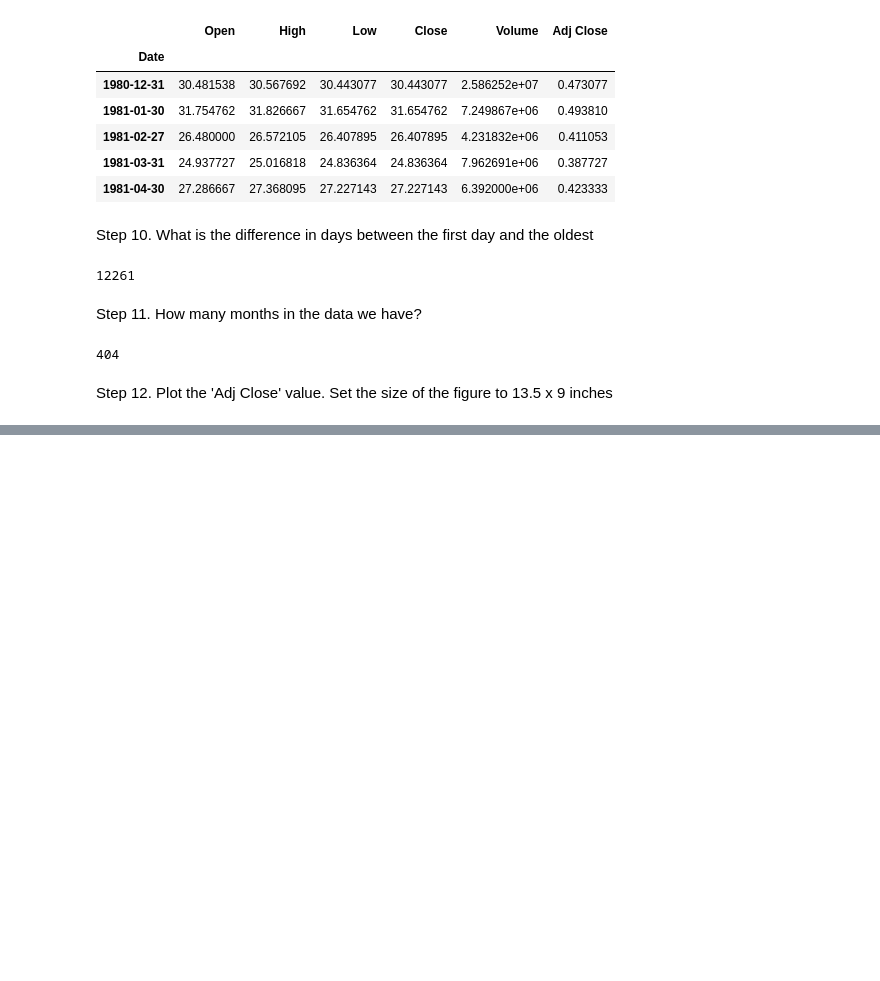
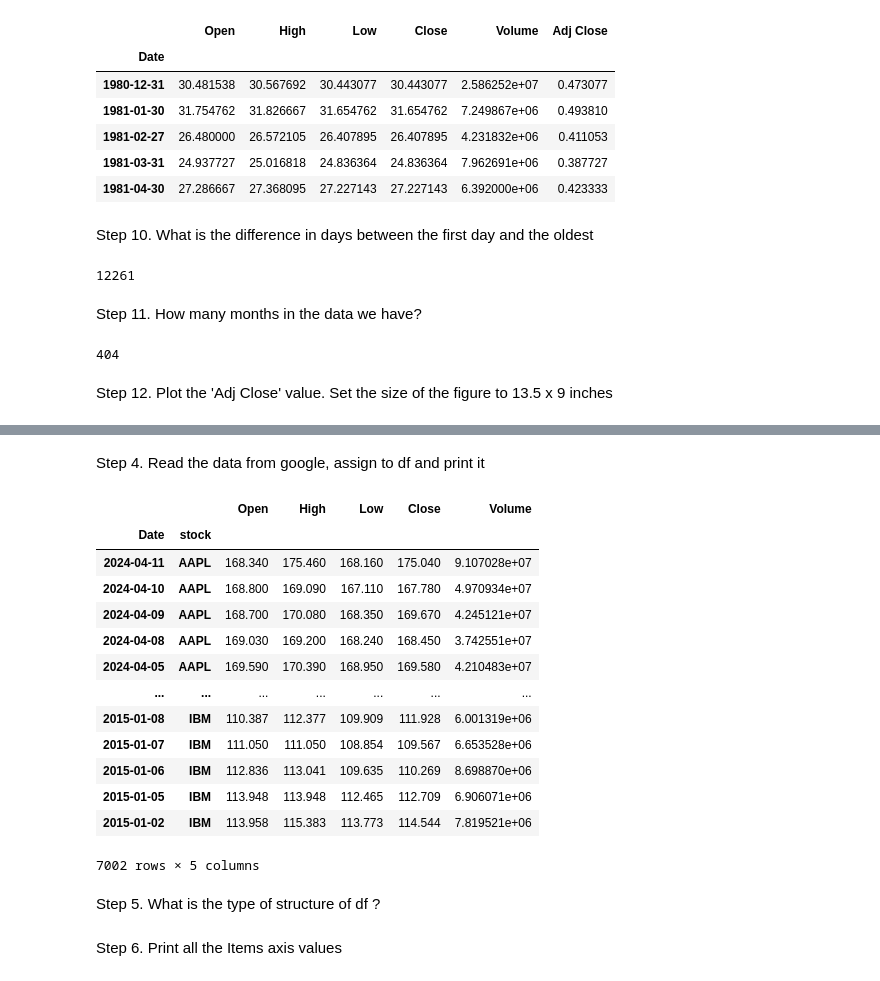
Before and after one commit to Karlajack/pydata_analysis, a Jupyter notebook: pandasweeklyproject.ipynb, the cells around one changed output, grey strips where cells are left out. Cells and saved outputs as stored; diff of their text form; code cells hidden in the pictures; blank space fills up the shorter version.

```diff
--- a/pandasweeklyproject.ipynb
+++ b/pandasweeklyproject.ipynb
@@ -120,0 +143,43 @@ plt.show()
+# %% [markdown]
+Step 4. Read the data from google, assign to df and print it
+# %%
+
+
+
+df_apple= web.DataReader('AAPL', 'stooq', start, end)
+df_tsla= web.DataReader('TSLA', 'stooq', start, end)
+df_ibm= web.DataReader('IBM', 'stooq', start, end)
+df_lnkd = web.DataReader('LNKD', 'stooq', start, end)
+
+
+df_apple['stock'] = 'AAPL'
+df_tsla['stock'] = 'TSLA'
+df_ibm['stock'] = 'IBM'
+df_lnkd['stock'] = 'MSFT'
+
+df = pd.concat([df_apple,df_tsla,df_ibm,df_lnkd])
+
+df['Date'] = df.index
+df = df.set_index(['Date','stock'],drop=True)
+df
+
+df
+# %% [output]
+|  |  | Open | High | Low | Close | Volume |
+| Date | stock |  |  |  |  |  |
+| 2024-04-11 | AAPL | 168.340 | 175.460 | 168.160 | 175.040 | 9.107028e+07 |
+| 2024-04-10 | AAPL | 168.800 | 169.090 | 167.110 | 167.780 | 4.970934e+07 |
+| 2024-04-09 | AAPL | 168.700 | 170.080 | 168.350 | 169.670 | 4.245121e+07 |
+| 2024-04-08 | AAPL | 169.030 | 169.200 | 168.240 | 168.450 | 3.742551e+07 |
+| 2024-04-05 | AAPL | 169.590 | 170.390 | 168.950 | 169.580 | 4.210483e+07 |
+| ... | ... | ... | ... | ... | ... | ... |
+| 2015-01-08 | IBM | 110.387 | 112.377 | 109.909 | 111.928 | 6.001319e+06 |
+| 2015-01-07 | IBM | 111.050 | 111.050 | 108.854 | 109.567 | 6.653528e+06 |
+| 2015-01-06 | IBM | 112.836 | 113.041 | 109.635 | 110.269 | 8.698870e+06 |
+| 2015-01-05 | IBM | 113.948 | 113.948 | 112.465 | 112.709 | 6.906071e+06 |
+| 2015-01-02 | IBM | 113.958 | 115.383 | 113.773 | 114.544 | 7.819521e+06 |
+7002 rows × 5 columns
+# %% [markdown]
+Step 5. What is the type of structure of df ?
+# %% [markdown]
+Step 6. Print all the Items axis values
```
Also changed, not shown: parts of 15 cells of this notebook.
